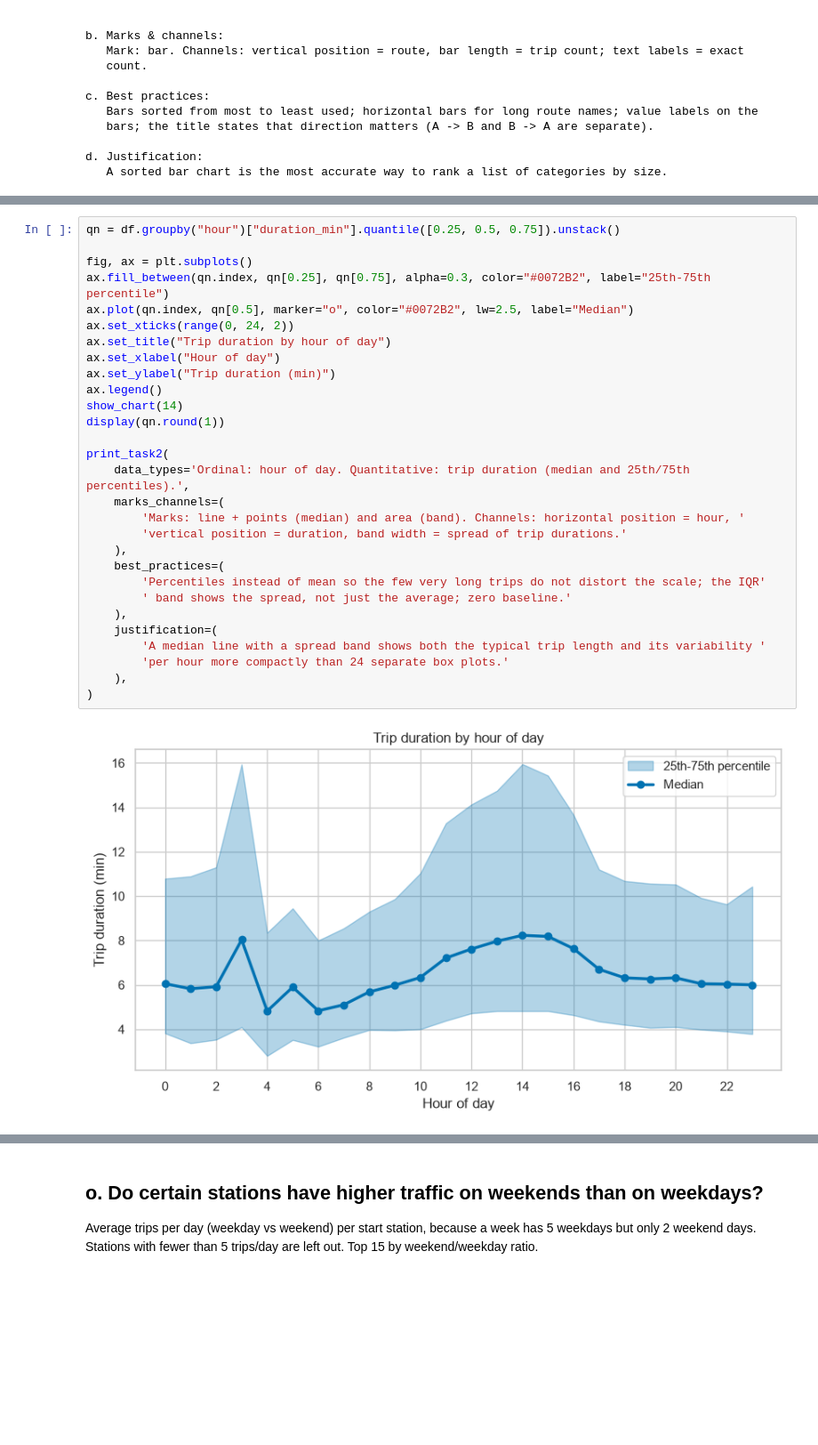
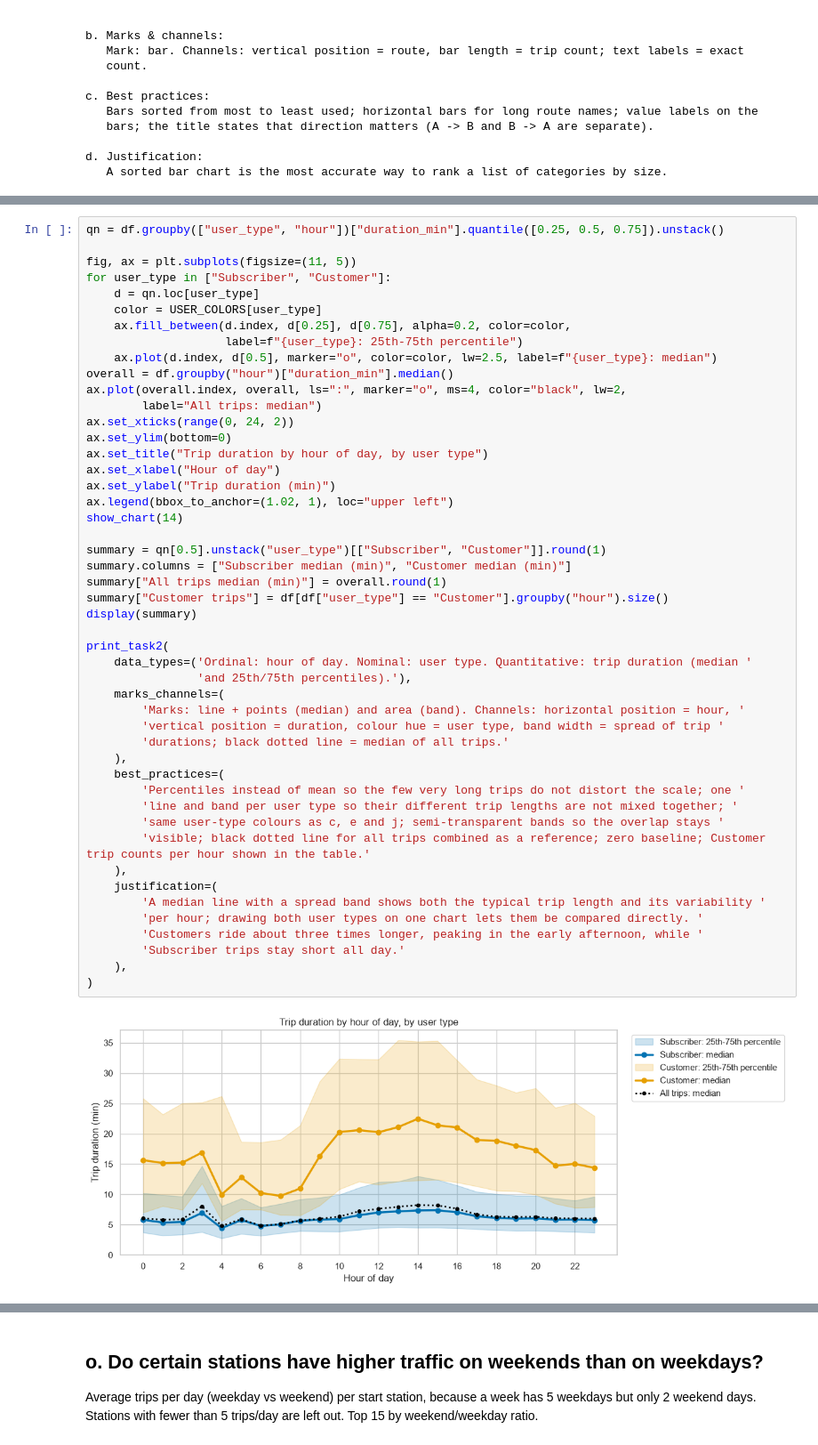
Before and after one commit to CS5805-Information-Visualization/Visualizations-for-Tabular-Data---Assignment, a Jupyter notebook: notebooks/code.ipynb, the cells around one changed output, grey strips where cells are left out. Shown at 89% size. Cells and saved outputs as stored; diff of their text form; blank space fills up the shorter version.

Commit message:
Split question n into Subscriber and Customer median lines with IQR bands plus a black dotted all-trips median line

```diff
--- a/notebooks/code.ipynb
+++ b/notebooks/code.ipynb
@@ -899,31 +899,50 @@ Median line with the middle 50% (IQR) of trips as a band.
 # %%
-qn = df.groupby("hour")["duration_min"].quantile([0.25, 0.5, 0.75]).unstack()
+qn = df.groupby(["user_type", "hour"])["duration_min"].quantile([0.25, 0.5, 0.75]).unstack()
 
-fig, ax = plt.subplots()
-ax.fill_between(qn.index, qn[0.25], qn[0.75], alpha=0.3, color="#0072B2", label="25th-75th percentile")
-ax.plot(qn.index, qn[0.5], marker="o", color="#0072B2", lw=2.5, label="Median")
+fig, ax = plt.subplots(figsize=(11, 5))
+for user_type in ["Subscriber", "Customer"]:
+    d = qn.loc[user_type]
+    color = USER_COLORS[user_type]
+    ax.fill_between(d.index, d[0.25], d[0.75], alpha=0.2, color=color,
+                    label=f"{user_type}: 25th-75th percentile")
+    ax.plot(d.index, d[0.5], marker="o", color=color, lw=2.5, label=f"{user_type}: median")
+overall = df.groupby("hour")["duration_min"].median()
+ax.plot(overall.index, overall, ls=":", marker="o", ms=4, color="black", lw=2,
+        label="All trips: median")
 ax.set_xticks(range(0, 24, 2))
-ax.set_title("Trip duration by hour of day")
+ax.set_ylim(bottom=0)
+ax.set_title("Trip duration by hour of day, by user type")
 ax.set_xlabel("Hour of day")
 ax.set_ylabel("Trip duration (min)")
-ax.legend()
+ax.legend(bbox_to_anchor=(1.02, 1), loc="upper left")
 show_chart(14)
-display(qn.round(1))
+
+summary = qn[0.5].unstack("user_type")[["Subscriber", "Customer"]].round(1)
+summary.columns = ["Subscriber median (min)", "Customer median (min)"]
+summary["All trips median (min)"] = overall.round(1)
+summary["Customer trips"] = df[df["user_type"] == "Customer"].groupby("hour").size()
+display(summary)
 
 print_task2(
-    data_types='Ordinal: hour of day. Quantitative: trip duration (median and 25th/75th percentiles).',
+    data_types=('Ordinal: hour of day. Nominal: user type. Quantitative: trip duration (median '
+                'and 25th/75th percentiles).'),
     marks_channels=(
         'Marks: line + points (median) and area (band). Channels: horizontal position = hour, '
-        'vertical position = duration, band width = spread of trip durations.'
+        'vertical position = duration, colour hue = user type, band width = spread of trip '
+        'durations; black dotted line = median of all trips.'
     ),
     best_practices=(
-        'Percentiles instead of mean so the few very long trips do not distort the scale; the IQR'
-        ' band shows the spread, not just the average; zero baseline.'
+        'Percentiles instead of mean so the few very long trips do not distort the scale; one '
+        'line and band per user type so their different trip lengths are not mixed together; '
+        'same user-type colours as c, e and j; semi-transparent bands so the overlap stays '
+        'visible; black dotted line for all trips combined as a reference; zero baseline; Customer trip counts per hour shown in the table.'
     ),
     justification=(
         'A median line with a spread band shows both the typical trip length and its variability '
-        'per hour more compactly than 24 separate box plots.'
+        'per hour; drawing both user types on one chart lets them be compared directly. '
+        'Customers ride about three times longer, peaking in the early afternoon, while '
+        'Subscriber trips stay short all day.'
     ),
 )
 # %% [output]
-[figure, old version]
+[figure, new version]
```
Also changed, not shown: parts of 2 cells of this notebook, 1 other file.
